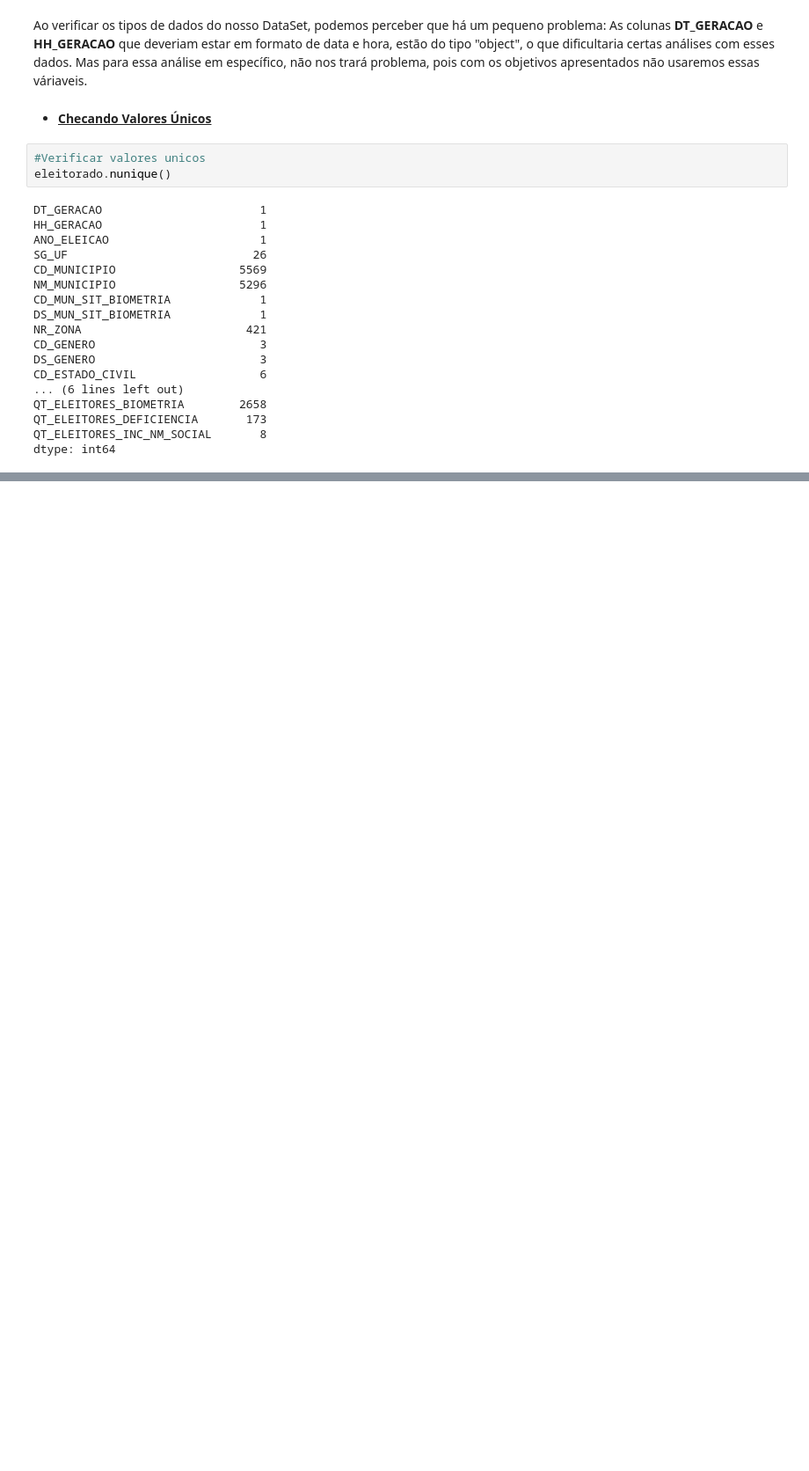
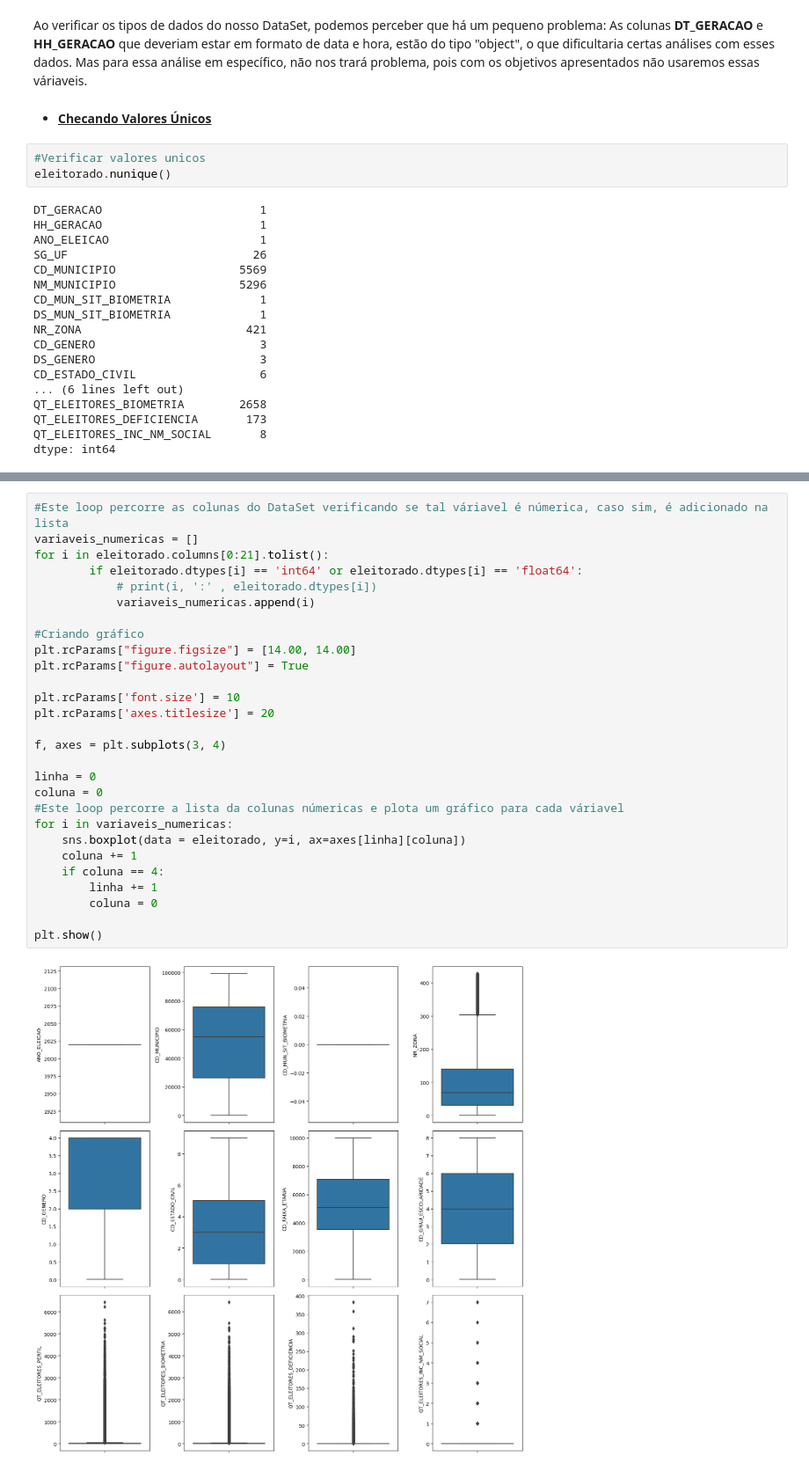
Before and after one commit to gideoni-santos/desafio-RenovaBR, a Jupyter notebook: relatorio.ipynb, the cells around one changed output, grey strips where cells are left out. Shown at 88% size. Saved outputs shown, nothing was run; the diff lists cells and outputs as text; blank space fills up the shorter version.

Commit message:
analise exploratoria - perfil eleitor
finalizado análise exploratória do banco de dados de perfil do eleitorado.

```diff
--- a/relatorio.ipynb
+++ b/relatorio.ipynb
@@ -146,0 +242,30 @@ Observando os valores únicos do DataSet de Perfil do Eleitorado, podemos perceb
+# %%
+#Este loop percorre as colunas do DataSet verificando se tal váriavel é númerica, caso sim, é adicionado na lista
+variaveis_numericas = []
+for i in eleitorado.columns[0:21].tolist():
+        if eleitorado.dtypes[i] == 'int64' or eleitorado.dtypes[i] == 'float64':
+            # print(i, ':' , eleitorado.dtypes[i])
+            variaveis_numericas.append(i)
+
+#Criando gráfico
+plt.rcParams["figure.figsize"] = [14.00, 14.00]
+plt.rcParams["figure.autolayout"] = True
+
+plt.rcParams['font.size'] = 10
+plt.rcParams['axes.titlesize'] = 20
+
+f, axes = plt.subplots(3, 4)
+
+linha = 0
+coluna = 0
+#Este loop percorre a lista da colunas númericas e plota um gráfico para cada váriavel
+for i in variaveis_numericas:
+    sns.boxplot(data = eleitorado, y=i, ax=axes[linha][coluna])
+    coluna += 1
+    if coluna == 4:
+        linha += 1
+        coluna = 0
+
+plt.show()
+# %% [output]
+[figure, added]
```
Also changed, not shown: parts of 14 cells of this notebook.
